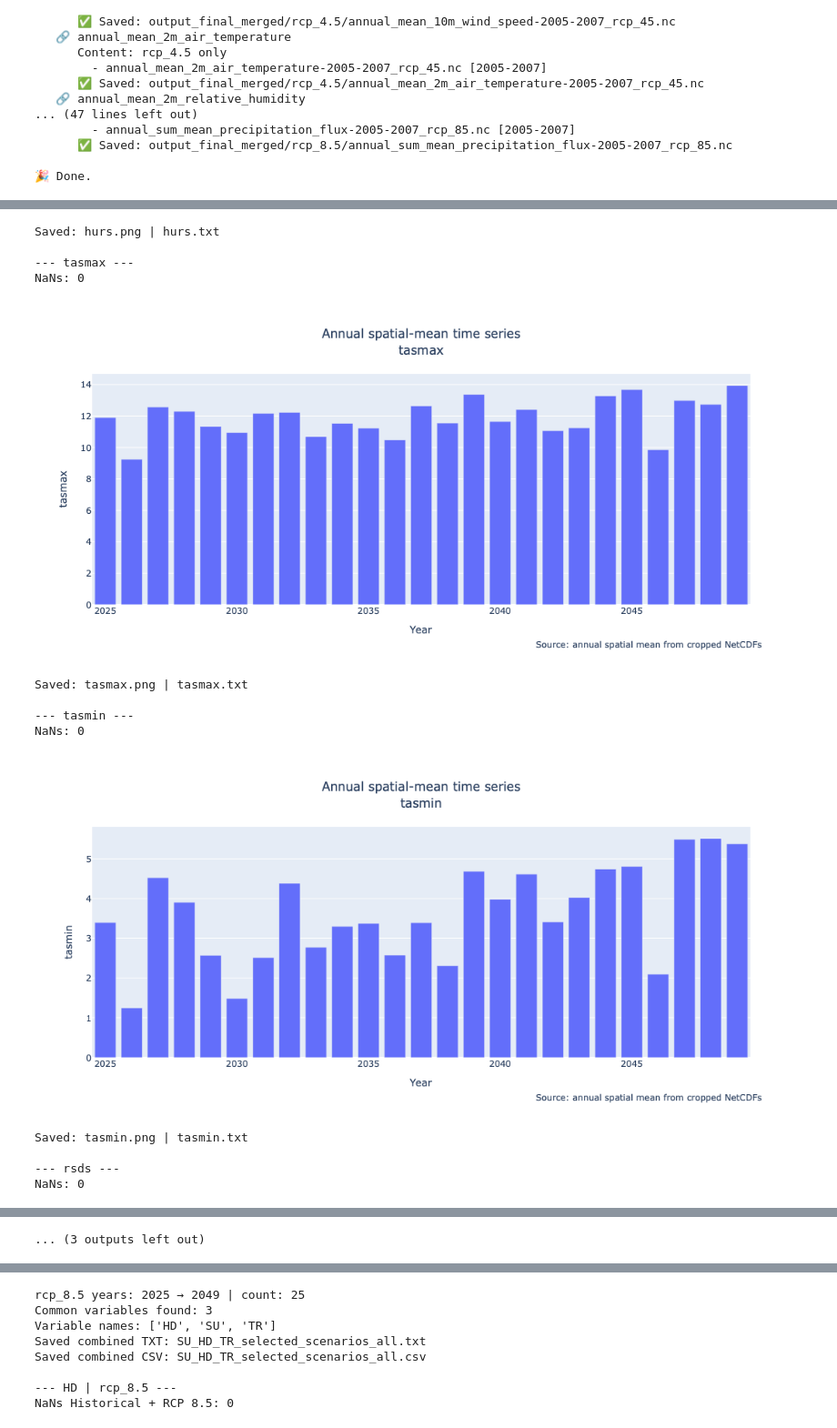
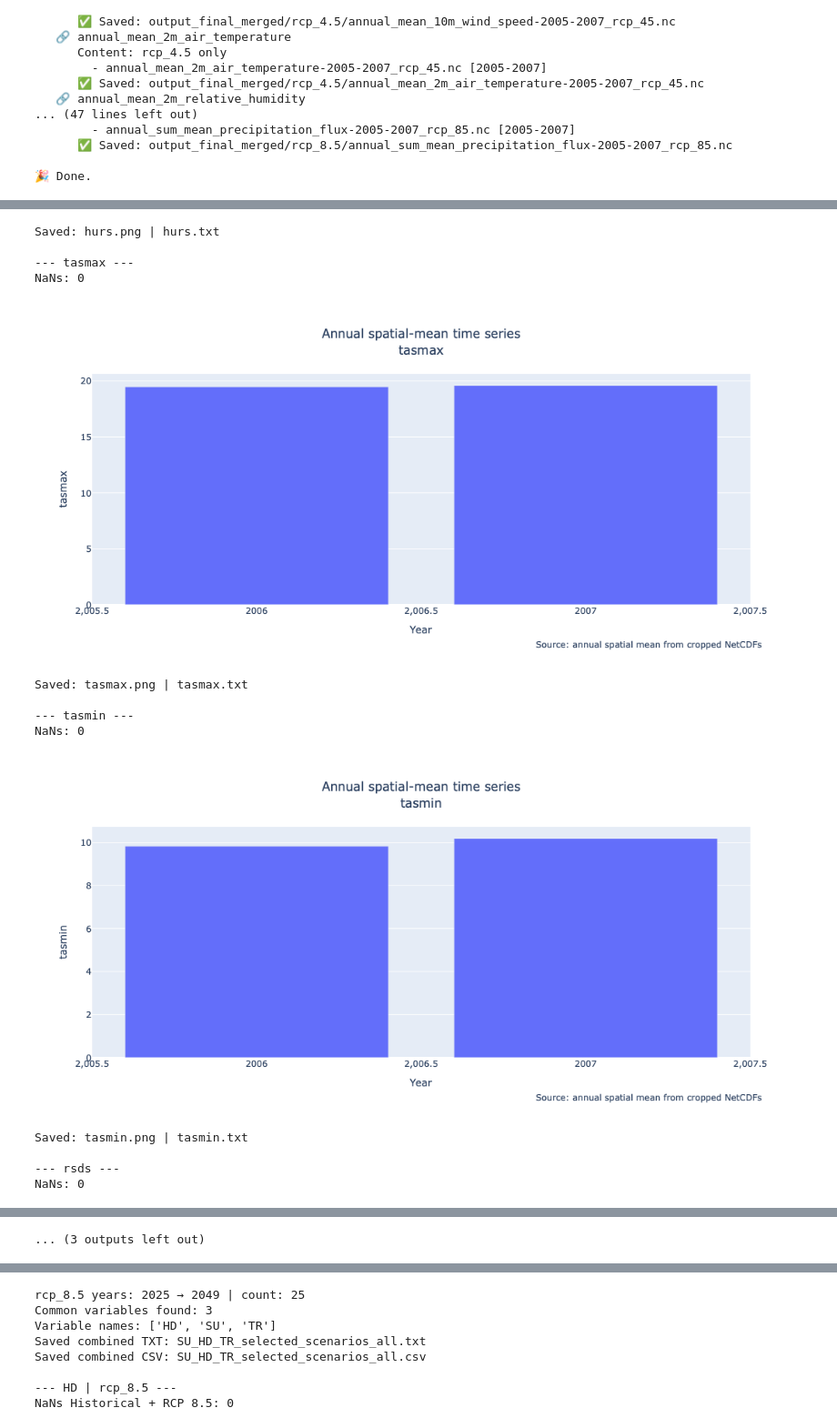
Before and after one commit to eScienceLab/ClimateAdapt4EOSC-Toolkits-Sandbox, a Jupyter notebook: copernicus_down_english.ipynb, the cells around one changed output, grey strips where cells are left out. Shown at 91% size. Cells and saved outputs as stored; diff of their text form; code cells hidden in the pictures.

```diff
--- a/copernicus_down_english.ipynb
+++ b/copernicus_down_english.ipynb
@@ -1400,7 +1400,7 @@ import pandas as pd
 from pathlib import Path
 
 # Φάκελος εισόδου  [EN translation pending]
-BASE_DIR = Path("output_final_merged/rcp_8.5")
+BASE_DIR = Path("output_final_merged/rcp_4.5")
 
 # Αν ο φάκελός σου λέγεται rcp_45 αντί για rcp_4.5,  [EN translation pending]
 # then (τότε) άλλαξε την παραπάνω γραμμή σε:  [EN translation pending]
@@ -1581,7 +1581,7 @@ from IPython.display import display
 # =========================================
 # Input / Output paths
 # =========================================
-BASE_DIR = Path("output_final_merged/rcp_8.5")
+BASE_DIR = Path("output_final_merged/rcp_4.5")
 IN_CSV = BASE_DIR / "annual_timeseries_spatial_mean.csv"
 
 if not IN_CSV.exists():
@@ -1743,13 +1743,13 @@ NaNs: 0
 Saved: hurs.png | hurs.txt
 
 --- tasmax ---
 NaNs: 0
-[figure, old version]
+[figure, new version]
 Saved: tasmax.png | tasmax.txt
 
 --- tasmin ---
 NaNs: 0
-[figure, old version]
+[figure, new version]
 Saved: tasmin.png | tasmin.txt
 
 --- rsds ---
```
Also changed, not shown: parts of 5 cells of this notebook.
